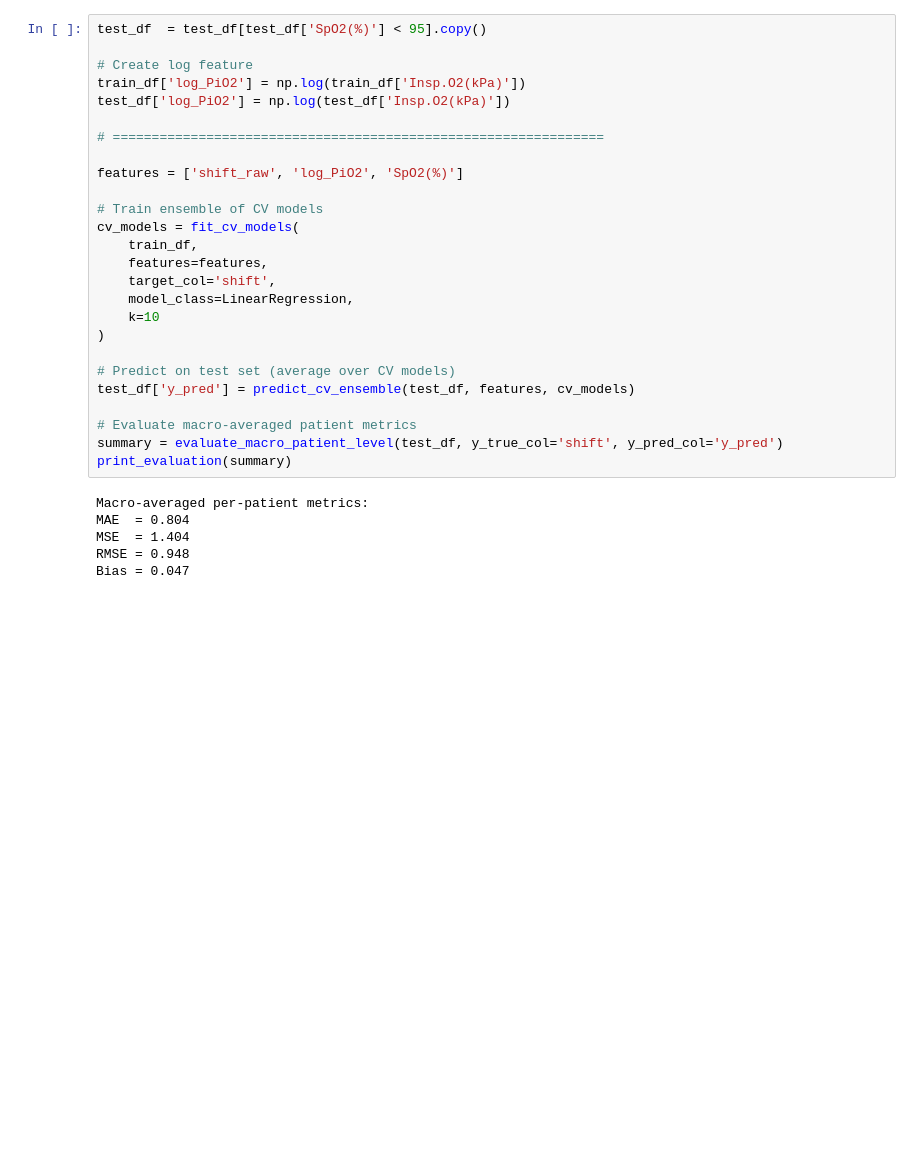
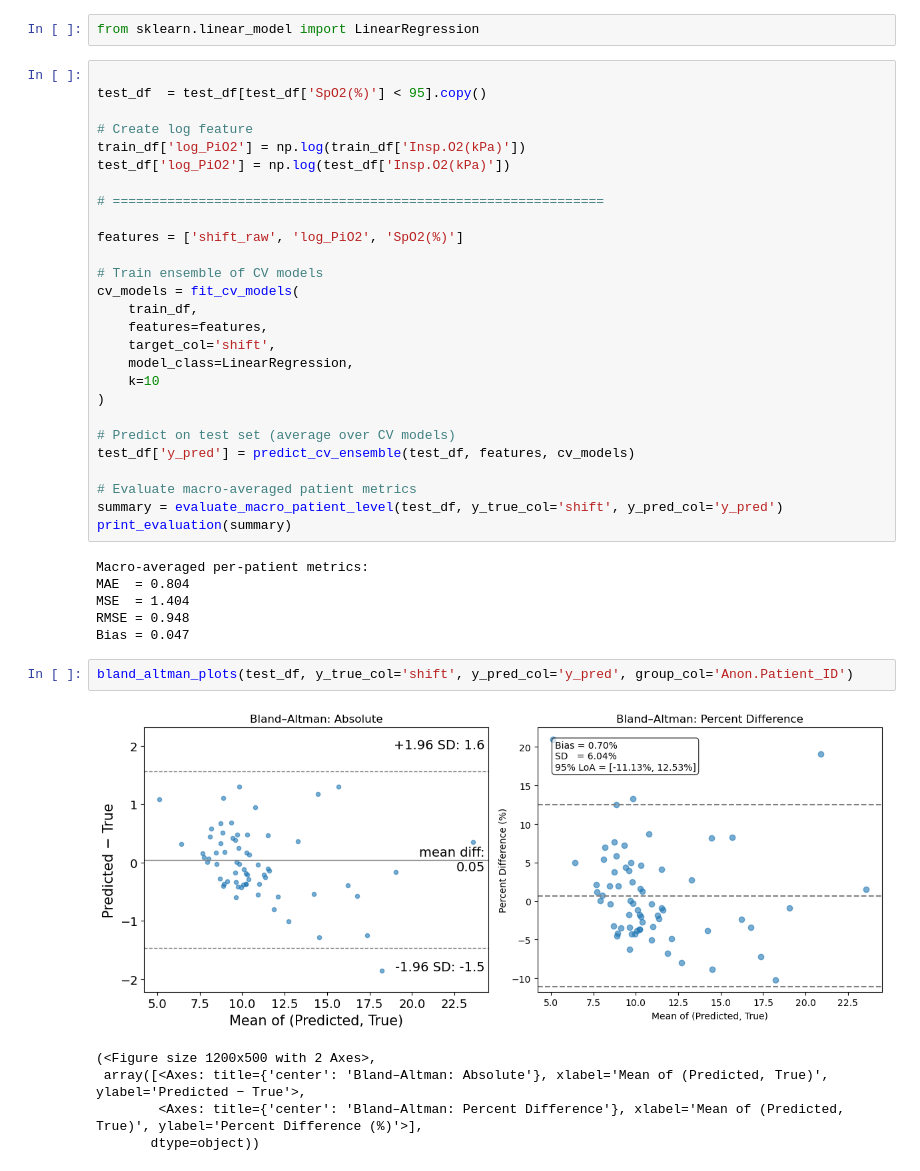
Before and after one commit to starshrimp/neonatal-odc-shift, a Jupyter notebook: notebooks/03_single_point/linear_regression.ipynb, the cells around one changed output. Cells and saved outputs as stored; diff of their text form; blank space fills up the shorter version.

Commit message:
modul bland-altman plots

```diff
--- a/notebooks/03_single_point/linear_regression.ipynb
+++ b/notebooks/03_single_point/linear_regression.ipynb
@@ -16,7 +19,10 @@ spo2_to_po2 = get_spo2_to_po2_interpolator(odc)
 
 train_df = add_shift_raw_column(train_df, spo2_to_po2)
 test_df  = add_shift_raw_column(test_df, spo2_to_po2)
+# %%
+from sklearn.linear_model import LinearRegression
 # %%
+
 test_df  = test_df[test_df['SpO2(%)'] < 95].copy()
 
 # Create log feature
@@ -48,3 +54,11 @@ MAE  = 0.804
 MSE  = 1.404
 RMSE = 0.948
 Bias = 0.047
+# %%
+bland_altman_plots(test_df, y_true_col='shift', y_pred_col='y_pred', group_col='Anon.Patient_ID')
+# %% [output]
+[figure, added]
+(<Figure size 1200x500 with 2 Axes>,
+ array([<Axes: title={'center': 'Bland–Altman: Absolute'}, xlabel='Mean of (Predicted, True)', ylabel='Predicted − True'>,
+        <Axes: title={'center': 'Bland–Altman: Percent Difference'}, xlabel='Mean of (Predicted, True)', ylabel='Percent Difference (%)'>],
+       dtype=object))
```
Also changed, not shown: parts of 1 cell of this notebook, 1 other file.
